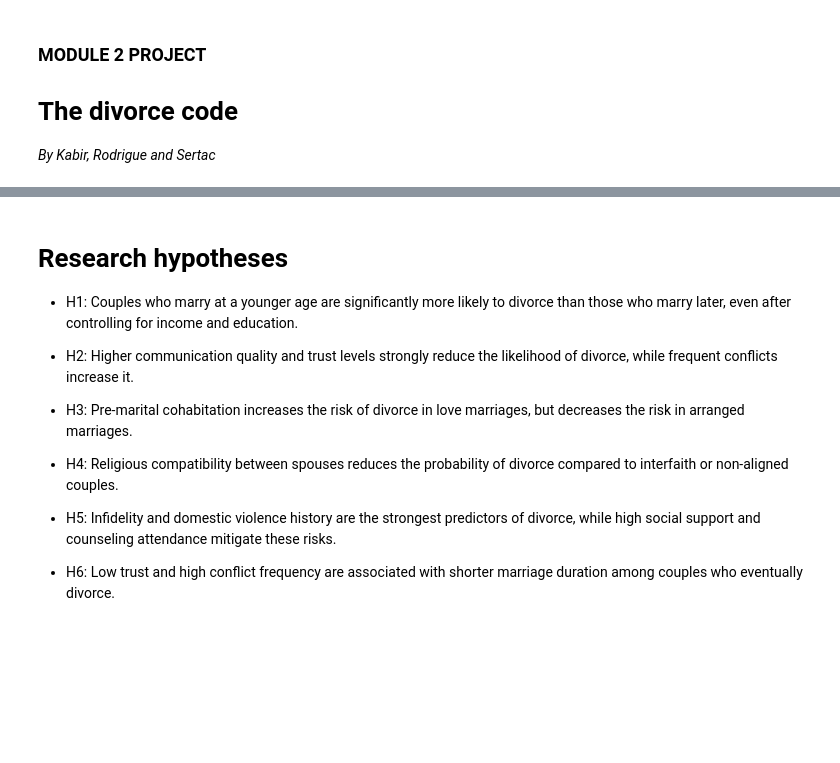
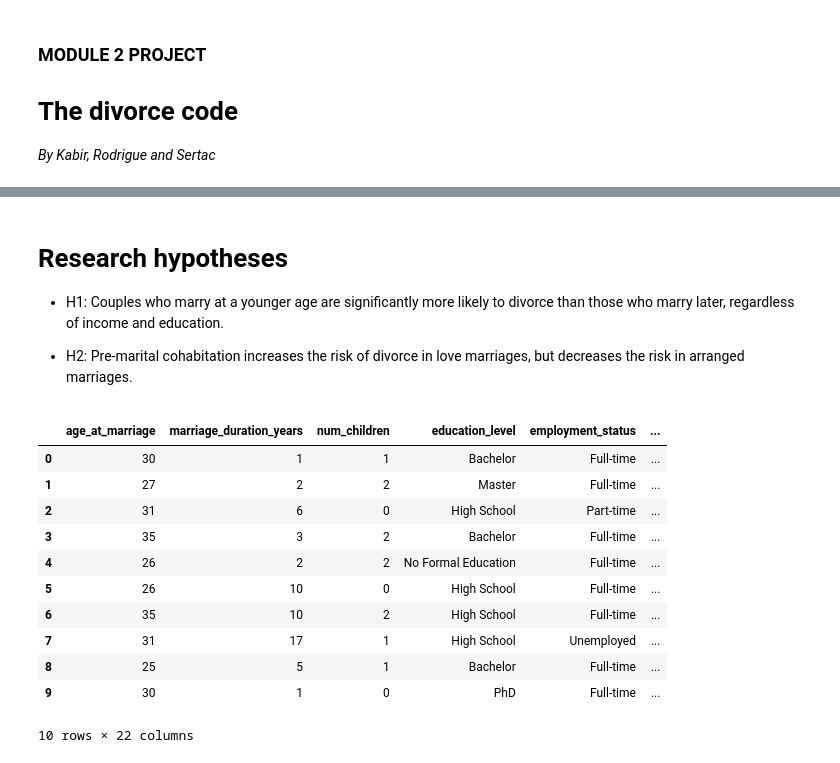
Before and after one commit to Rodrigu87/Module-2-Project-CAS-UniBe, a Jupyter notebook: Divorce.ipynb, the cells around one changed output, grey strips where cells are left out. Saved outputs shown, nothing was run; the diff lists cells and outputs as text; code cells hidden in the pictures; blank space fills up the shorter version.

```diff
--- a/Divorce.ipynb
+++ b/Divorce.ipynb
@@ -18,18 +23,9 @@ Specifically, it seeks to:
 # %% [markdown]
 # **Research hypotheses**
 
+*  H1: Couples who marry at a younger age are significantly more likely to divorce than those who marry later, regardless of income and education.
 
-
-*  H1: Couples who marry at a younger age are significantly more likely to
-divorce than those who marry later, even after controlling for income and education.
-
-*   H2: Higher communication quality and trust levels strongly reduce the likelihood of divorce, while frequent conflicts increase it.
-
-*   H3: Pre-marital cohabitation increases the risk of divorce in love marriages, but decreases the risk in arranged marriages.
-*   H4: Religious compatibility between spouses reduces the probability of divorce compared to interfaith or non-aligned couples.
-
-*   H5: Infidelity and domestic violence history are the strongest predictors of divorce, while high social support and counseling attendance mitigate these risks.
-*   H6: Low trust and high conflict frequency are associated with shorter marriage duration among couples who eventually divorce.
+*   H2: Pre-marital cohabitation increases the risk of divorce in love marriages, but decreases the risk in arranged marriages.
 # %%
 # About the dataset
 # synthetic dataset from kaggle.com (https://www.kaggle.com/datasets/vanpatangan/divorce-prediction/data)
@@ -37,0 +32,18 @@ import pandas as pd
+# %%
+import pandas as pd
+url = "https://raw.githubusercontent.com/Rodrigu87/Module-2-Project-CAS-UniBe/main/divorce_df.csv"
+df = pd.read_csv(url)
+df.head(10)
+# %% [output]
+|  | age_at_marriage | marriage_duration_years | num_children | education_level | employment_status | ... |
+| 0 | 30 | 1 | 1 | Bachelor | Full-time | ... |
+| 1 | 27 | 2 | 2 | Master | Full-time | ... |
+| 2 | 31 | 6 | 0 | High School | Part-time | ... |
+| 3 | 35 | 3 | 2 | Bachelor | Full-time | ... |
+| 4 | 26 | 2 | 2 | No Formal Education | Full-time | ... |
+| 5 | 26 | 10 | 0 | High School | Full-time | ... |
+| 6 | 35 | 10 | 2 | High School | Full-time | ... |
+| 7 | 31 | 17 | 1 | High School | Unemployed | ... |
+| 8 | 25 | 5 | 1 | Bachelor | Full-time | ... |
+| 9 | 30 | 1 | 0 | PhD | Full-time | ... |
+10 rows × 22 columns
```
Also changed, not shown: parts of 11 cells of this notebook.
